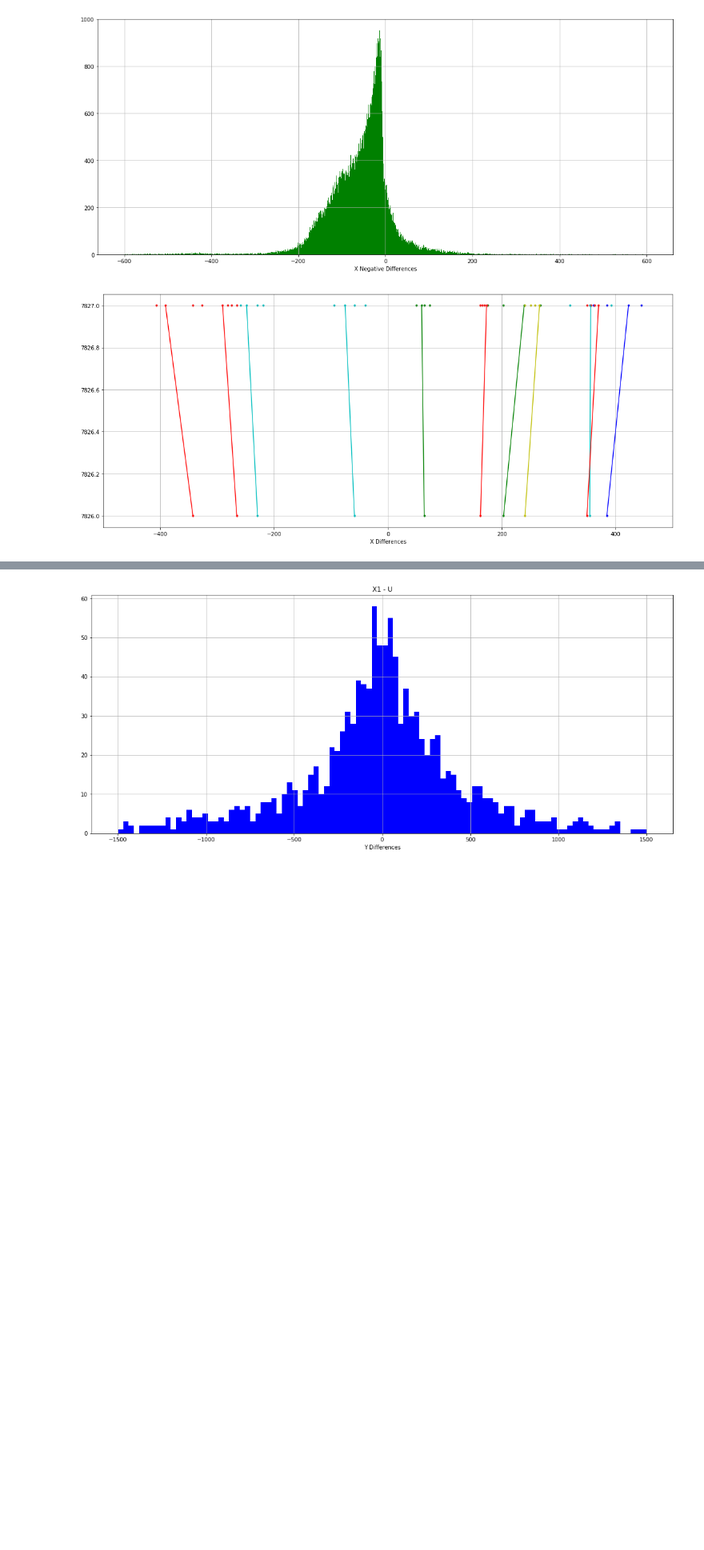
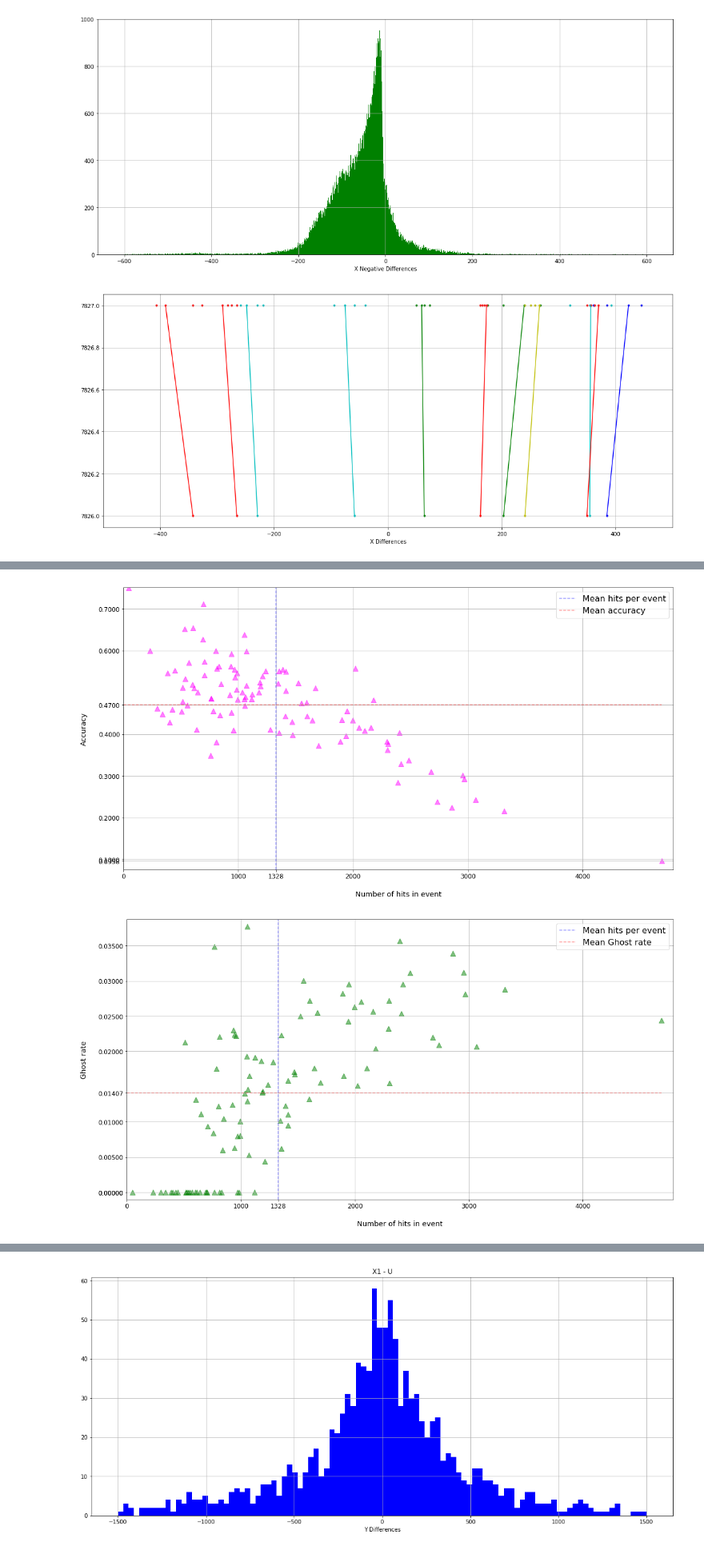
Before and after one commit to gabrielcammany/LHCb-CERN, a Jupyter notebook: notebooks/reconstruction/Reconstruction_Study.ipynb, the cells around one changed output, grey strips where cells are left out. Shown at 80% size. Drawn from its saved outputs; the diff is of its cells as text; code cells hidden in the pictures; blank space fills up the shorter version.

```diff
--- a/notebooks/reconstruction/Reconstruction_Study.ipynb
+++ b/notebooks/reconstruction/Reconstruction_Study.ipynb
@@ -173,0 +303,37 @@ print(mpmath.acot(16.43))
+# %%
+def showPlotScatterResultEvents(values, ylabel, color, alpha, label_text, extra):
+    plt.figure(figsize=(19, 10))
+    plt.plot([np.mean(event_hits), np.mean(event_hits)], [np.min(values) - extra, np.max(values)+ 0.001],'--', c='blue', alpha = 0.4, label='Mean hits per event')
+    plt.plot([0, np.max(event_hits)], [np.mean(values), np.mean(values)],'--', c='red', alpha = 0.4, label=label_text)
+    plt.scatter(event_hits, values, c=color, marker='^', s=100, alpha=alpha)
+    ticks = sorted(list(plt.yticks()[0]), key = lambda p: np.abs(p - np.mean(values)))
+    ticks.remove(ticks[0])
+    plt.yticks(ticks + [np.mean(values), np.min(values)])
+    plt.xticks(list(plt.xticks()[0]) + [np.mean(event_hits)])
+    plt.grid()
+    plt.tick_params(axis='both', which='major', labelsize=12)
+    plt.tick_params(axis='both', which='minor', labelsize=12)
+    plt.legend(loc = 'upper right',prop={'size': 16})
+    plt.ylim([np.min(values) - extra,np.max(values) + 0.001])
+    plt.xlim([0,np.max(event_hits) + 100])
+    plt.xlabel('\nNumber of hits in event', fontsize=14)
+    plt.ylabel(ylabel, fontsize=14)
+    plt.show()
+# %%
+def showPlotAccuracy(values):
+    showPlotScatterResultEvents(values, 'Accuracy\n', 'magenta', 0.5, 'Mean accuracy', 0.02)
+def showGhostRate(values):
+    showPlotScatterResultEvents(values, 'Ghost rate\n', 'green', 0.5, 'Mean Ghost rate', 0.001)
+def showStationAccuracy(values):
+    showPlotScatterResultEvents(values, 'Seed reconstruction accuracy\n', 'orange', 0.7, 'Mean seed station reconstruction', 0.01)
+# %%
+# Normal 100 station reconstruction
+values = [0.546512, 0.500000, 0.504065, 0.524272, 0.481481, 0.627119, 0.500000, 0.474820, 0.592593, 0.483516, 0.448276, 0.484848, 0.410714, 0.478261, 0.520548, 0.600000, 0.597826, 0.337963, 0.511111, 0.381818, 0.454545, 0.215278, 0.500000, 0.467391, 0.348485, 0.095823, 0.493827, 0.361809, 0.519231, 0.403846, 0.415730, 0.637363, 0.484848, 0.509434, 0.571429, 0.433735, 0.550847, 0.573770, 0.445946, 0.554217, 0.371622, 0.310638, 0.433566, 0.535714, 0.557471, 0.459459, 0.474074, 0.237500, 0.455621, 0.224000, 0.484536, 0.395210, 0.516129, 0.653846, 0.489130, 0.652174, 0.292969, 0.494845, 0.455882, 0.380282, 0.538462, 0.429688, 0.505882, 0.381910, 0.540984, 0.461538, 0.522727, 0.562500, 0.510345, 0.416216, 0.552632, 0.300781, 0.443548, 0.407609, 0.482759, 0.403361, 0.551402, 0.442857, 0.283654, 0.328571, 0.545455, 0.433526, 0.469388, 0.600000, 0.410714, 0.428571, 0.514563, 0.243346, 0.554622, 0.409639, 0.451220, 0.398438, 0.557143, 0.711864, 0.549180, 0.750000, 0.531915, 0.376884, 0.521368, 0.561644]
+showPlotAccuracy(values)
+values = [0.008065, 0.014035, 0.011013, 0.014184, 0.020408, 0.000000, 0.011111, 0.013216, 0.006289, 0.019293, 0.000000, 0.000000, 0.000000, 0.000000, 0.010417, 0.012195, 0.016484, 0.031122, 0.000000, 0.028183, 0.021277, 0.028811, 0.018605, 0.037736, 0.008403, 0.024401, 0.012422, 0.027201, 0.000000, 0.025335, 0.027027, 0.012903, 0.034884, 0.000000, 0.000000, 0.016505, 0.006231, 0.009346, 0.006024, 0.000000, 0.015590, 0.022028, 0.017575, 0.007937, 0.015099, 0.000000, 0.030055, 0.020891, 0.029505, 0.033912, 0.000000, 0.024289, 0.005291, 0.013158, 0.014634, 0.000000, 0.028124, 0.019139, 0.017544, 0.000000, 0.004405, 0.017094, 0.000000, 0.023268, 0.000000, 0.000000, 0.025000, 0.022989, 0.025526, 0.025641, 0.000000, 0.031241, 0.009479, 0.017608, 0.010101, 0.022284, 0.015267, 0.027197, 0.035657, 0.029492, 0.000000, 0.026279, 0.000000, 0.000000, 0.018476, 0.000000, 0.014354, 0.020650, 0.012285, 0.022222, 0.022388, 0.016731, 0.022059, 0.000000, 0.015873, 0.000000, 0.000000, 0.015473, 0.010169, 0.000000]
+showGhostRate(values)
+values = [0.872093, 0.874074, 0.848238, 0.889968, 0.858907, 0.864407, 0.880952, 0.875300, 0.884774, 0.868132, 0.839080, 0.843434, 0.821429, 0.818841, 0.899543, 0.909524, 0.902174, 0.878086, 0.874074, 0.848485, 0.863636, 0.881944, 0.816993, 0.844203, 0.833333, 0.905815, 0.851852, 0.884422, 0.801282, 0.881410, 0.859551, 0.868132, 0.878788, 0.855346, 0.904762, 0.859438, 0.875706, 0.885246, 0.788288, 0.859438, 0.840090, 0.842553, 0.855478, 0.892857, 0.923372, 0.873874, 0.856790, 0.836111, 0.875740, 0.870667, 0.859107, 0.866267, 0.838710, 0.916667, 0.869565, 0.891304, 0.894531, 0.859107, 0.862745, 0.793427, 0.884615, 0.854167, 0.803922, 0.876047, 0.841530, 0.730769, 0.871212, 0.870833, 0.868966, 0.893694, 0.894737, 0.884115, 0.852151, 0.867754, 0.819923, 0.826331, 0.878505, 0.857143, 0.875000, 0.853968, 0.919192, 0.895954, 0.863946, 0.866667, 0.836310, 0.790476, 0.864078, 0.910013, 0.904762, 0.847390, 0.865854, 0.875000, 0.904762, 0.937853, 0.885246, 0.916667, 0.836879, 0.886097, 0.874644, 0.835616]
+showStationAccuracy(values)
+# %% [output]
+[figure, added]
+[figure, added]
```
Also changed, not shown: parts of 9 cells of this notebook, 14 other files.
